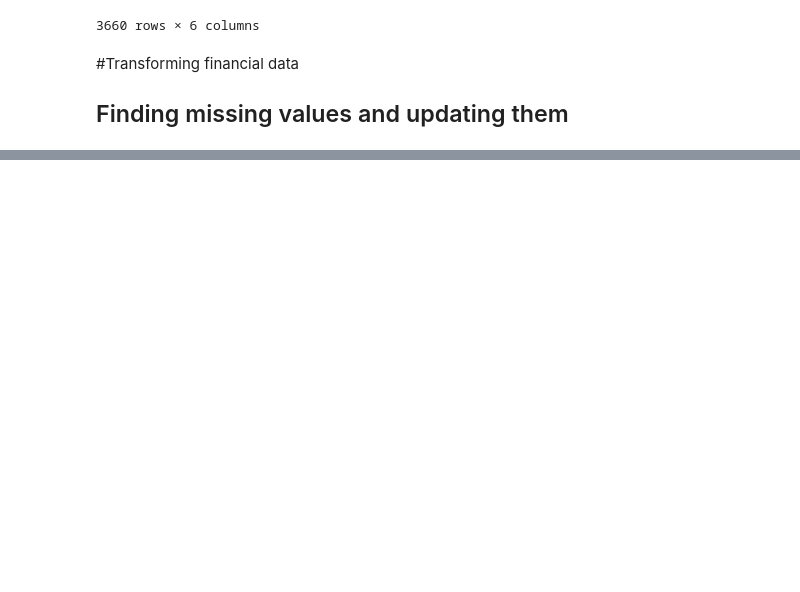
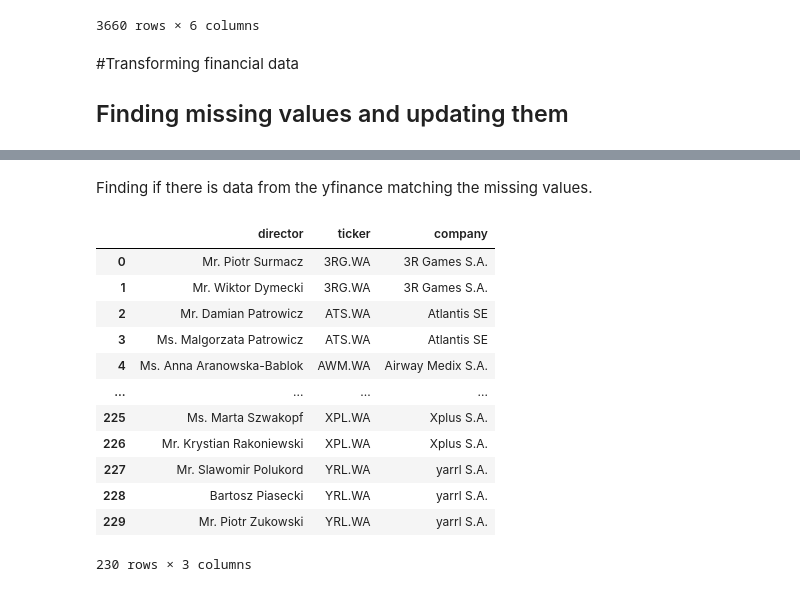
Before and after one commit to dominikjanyga/network-analysis, a Jupyter notebook: 2_network_analysis_data_cleaning.ipynb, the cells around one changed output, grey strips where cells are left out. Saved outputs shown, nothing was run; the diff lists cells and outputs as text; code cells hidden in the pictures; blank space fills up the shorter version.

```diff
--- a/2_network_analysis_data_cleaning.ipynb
+++ b/2_network_analysis_data_cleaning.ipynb
@@ -231,0 +305,3 @@ df_records_with_nans
+# %%
+unique_tickers = df_shareholder['ticker'].unique()
+missing_tickers_board = set(unique_tickers) - set(df_board['ticker'])
@@ -231,0 +330,22 @@ df_records_with_nans
+# %% [markdown]
+Finding if there is data from the yfinance matching the missing values.
+# %%
+filtered_officers = df_officers[df_officers['ticker'].isin(missing_tickers_board)]
+filtered_officers = filtered_officers.drop(columns=['officer_title'])
+filtered_officers = filtered_officers.merge(df_financials[['ticker', 'longName']], on='ticker', how='left')
+filtered_officers = filtered_officers.rename(columns={'officer_name': 'director', 'longName': 'company'})
+filtered_officers
+# %% [output]
+|  | director | ticker | company |
+| 0 | Mr. Piotr Surmacz | 3RG.WA | 3R Games S.A. |
+| 1 | Mr. Wiktor Dymecki | 3RG.WA | 3R Games S.A. |
+| 2 | Mr. Damian Patrowicz | ATS.WA | Atlantis SE |
+| 3 | Ms. Malgorzata Patrowicz | ATS.WA | Atlantis SE |
+| 4 | Ms. Anna Aranowska-Bablok | AWM.WA | Airway Medix S.A. |
+| ... | ... | ... | ... |
+| 225 | Ms. Marta Szwakopf | XPL.WA | Xplus S.A. |
+| 226 | Mr. Krystian Rakoniewski | XPL.WA | Xplus S.A. |
+| 227 | Mr. Slawomir Polukord | YRL.WA | yarrl S.A. |
+| 228 | Bartosz Piasecki | YRL.WA | yarrl S.A. |
+| 229 | Mr. Piotr Zukowski | YRL.WA | yarrl S.A. |
+230 rows × 3 columns
```
Also changed, not shown: parts of 30 cells of this notebook.
